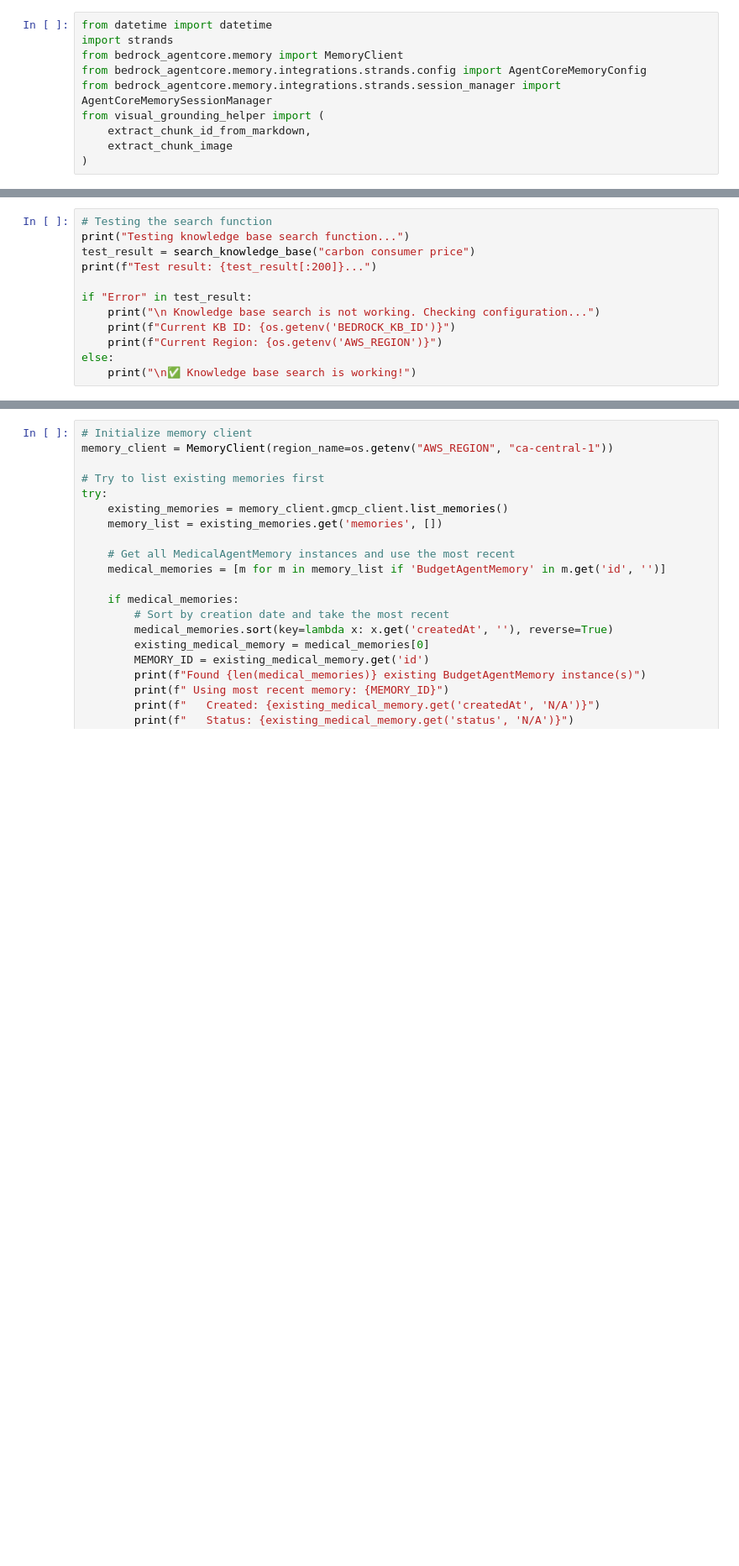
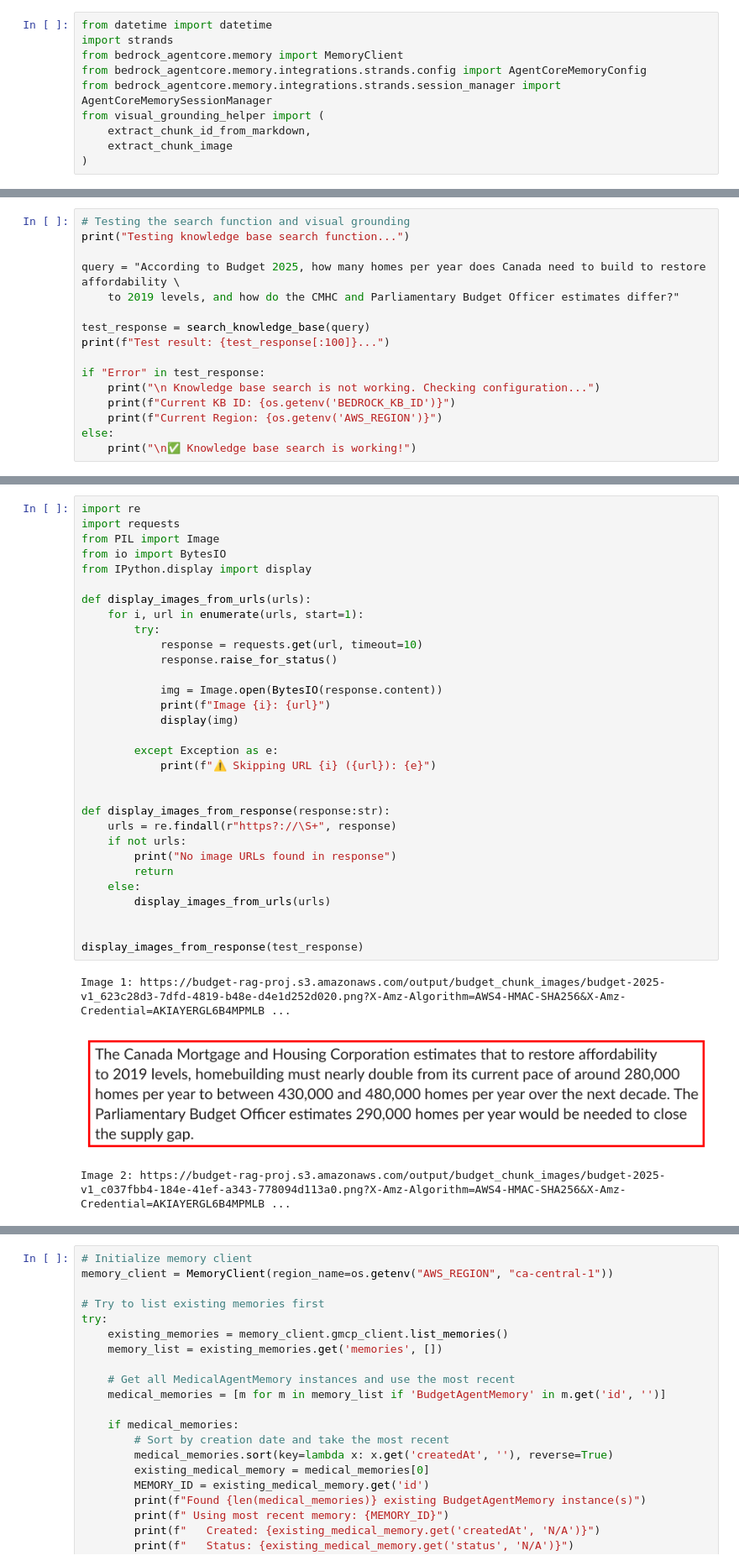
Before and after one commit to duoduaah/BudgetRAG_aws, a Jupyter notebook: rag_end_to_end.ipynb, the cells around one changed output, grey strips where cells are left out. Shown at 84% size. Saved outputs shown, nothing was run; the diff lists cells and outputs as text; blank space fills up the shorter version.

```diff
--- a/rag_end_to_end.ipynb
+++ b/rag_end_to_end.ipynb
@@ -325,12 +346,16 @@ def search_knowledge_base(query: str) -> str:
         else:
             return f"Error searching knowledge base: {error_msg}"
 # %%
-# Testing the search function
+# Testing the search function and visual grounding
 print("Testing knowledge base search function...")
-test_result = search_knowledge_base("carbon consumer price")
-print(f"Test result: {test_result[:200]}...")
 
-if "Error" in test_result:
+query = "According to Budget 2025, how many homes per year does Canada need to build to restore affordability \
+    to 2019 levels, and how do the CMHC and Parliamentary Budget Officer estimates differ?"
+
+test_response = search_knowledge_base(query)
+print(f"Test result: {test_response[:100]}...")
+
+if "Error" in test_response:
     print("\n Knowledge base search is not working. Checking configuration...")
     print(f"Current KB ID: {os.getenv('BEDROCK_KB_ID')}")
     print(f"Current Region: {os.getenv('AWS_REGION')}")
@@ -370,0 +399,35 @@ print(test_result)
+# %%
+import re
+import requests
+from PIL import Image
+from io import BytesIO
+from IPython.display import display
+
+def display_images_from_urls(urls):
+    for i, url in enumerate(urls, start=1):
+        try:
+            response = requests.get(url, timeout=10)
+            response.raise_for_status()
+
+            img = Image.open(BytesIO(response.content))
+            print(f"Image {i}: {url}")
+            display(img)
+
+        except Exception as e:
+            print(f"⚠️ Skipping URL {i} ({url}): {e}")
+
+
+def display_images_from_response(response:str):
+    urls = re.findall(r"https?://\S+", response)
+    if not urls:
+        print("No image URLs found in response")
+        return
+    else:
+        display_images_from_urls(urls)
+
+
+display_images_from_response(test_response)
+# %% [output]
+Image 1: https://budget-rag-proj.s3.amazonaws.com/output/budget_chunk_images/budget-2025-v1_623c28d3-7dfd-4819-b48e-d4e1d252d020.png?X-Amz-Algorithm=AWS4-HMAC-SHA256&X-Amz-Credential=AKIAYERGL6B4MPMLB ...
+[figure, added]
+Image 2: https://budget-rag-proj.s3.amazonaws.com/output/budget_chunk_images/budget-2025-v1_c037fbb4-184e-41ef-a343-778094d113a0.png?X-Amz-Algorithm=AWS4-HMAC-SHA256&X-Amz-Credential=AKIAYERGL6B4MPMLB ...
```
Also changed, not shown: parts of 17 cells of this notebook, 3 other files.
